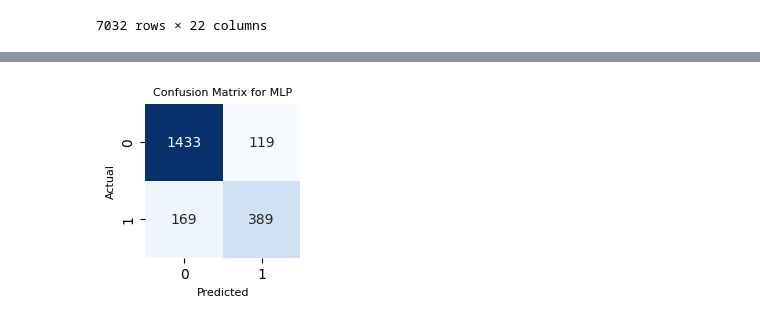
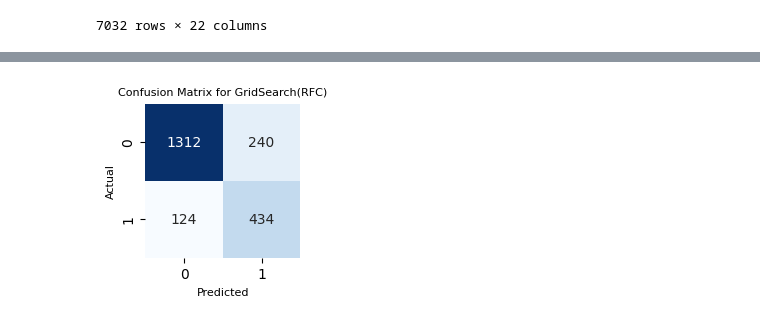
Before and after one commit to aprizal543/Telco-Customer-Churn-Classification, a Jupyter notebook: Telco_Customer_Churn_Clasification_.ipynb, the cells around one changed output, grey strips where cells are left out. Saved outputs shown, nothing was run; the diff lists cells and outputs as text; code cells hidden in the pictures.

```diff
--- a/Telco_Customer_Churn_Clasification_.ipynb
+++ b/Telco_Customer_Churn_Clasification_.ipynb
@@ -273,20 +300,0 @@ Accuracy test:  0.8635071090047394
-# %%
-# Pisahkan fitur (X) dan target (y)
-X = df.drop(columns=['Churn'])
-y = df['Churn']
-
-X_train, X_test, y_train, y_test = train_test_split(X, y, test_size=0.3, random_state=42)
-
-
-categorical_features = ['gender','Partner', 'Dependents', 'PhoneService', 'MultipleLines', 'InternetService', 'OnlineSecurity', 'OnlineBackup', 'DeviceProtection',
-                        'TechSupport', 'StreamingTV', 'StreamingMovies', 'Contract', 'PaperlessBilling', 'PaymentMethod']
-numerical_features = ['SeniorCitizen','tenure', 'sentiment','MonthlyCharges', 'TotalCharges', 'feedback_length']
-
-preprocessor = ColumnTransformer(
-    transformers=[
-        ('cat', OneHotEncoder(), categorical_features),
-        ('num', StandardScaler(), numerical_features)
-    ])
-
-X_train_scaled = preprocessor.fit_transform(X_train)
-X_test_scaled = preprocessor.transform(X_test)
@@ -338,7 +301,7 @@ RF - Accuracy test:  0.885308056872038
 # %%
 # Fungsi untuk mengevaluasi dan mengembalikan hasil sebagai kamus
-def evaluate_model(model, X_test, y_test):
-    y_pred = model.predict(X_test)
+def evaluate_model(grid, X_test, y_test):
+    y_pred = grid.predict(X_test)
     cm = confusion_matrix(y_test, y_pred)
     tn, fp, fn, tp = cm.ravel()
     results = {
@@ -356,7 +319,7 @@ def evaluate_model(model, X_test, y_test):
 
 # Mengevaluasi setiap model dan mengumpulkan hasilny
 results = {
-    'MLP': evaluate_model(model,X_test, y_test)
+    'GridSearch(RFC)': evaluate_model(grid,X_test, y_test)
 }
 
 
@@ -388,8 +351,8 @@ def plot_confusion_matrix(cm, model_name):
     plt.ylabel('Actual', fontsize=8)
     plt.xlabel('Predicted', fontsize=8)
 # %%
-# Confusion Matrix dari model MLP
-mlp_cm = results['MLP']['Confusion Matrix']
-plot_confusion_matrix(mlp_cm, 'MLP')
+# Confusion matrix dari Grid
+grid_cm = results['GridSearch(RFC)']['Confusion Matrix']
+plot_confusion_matrix(grid_cm, 'GridSearch(RFC)')
 # %% [output]
-[figure, old version]
+[figure, new version]
```
Also changed, not shown: parts of 15 cells of this notebook.
